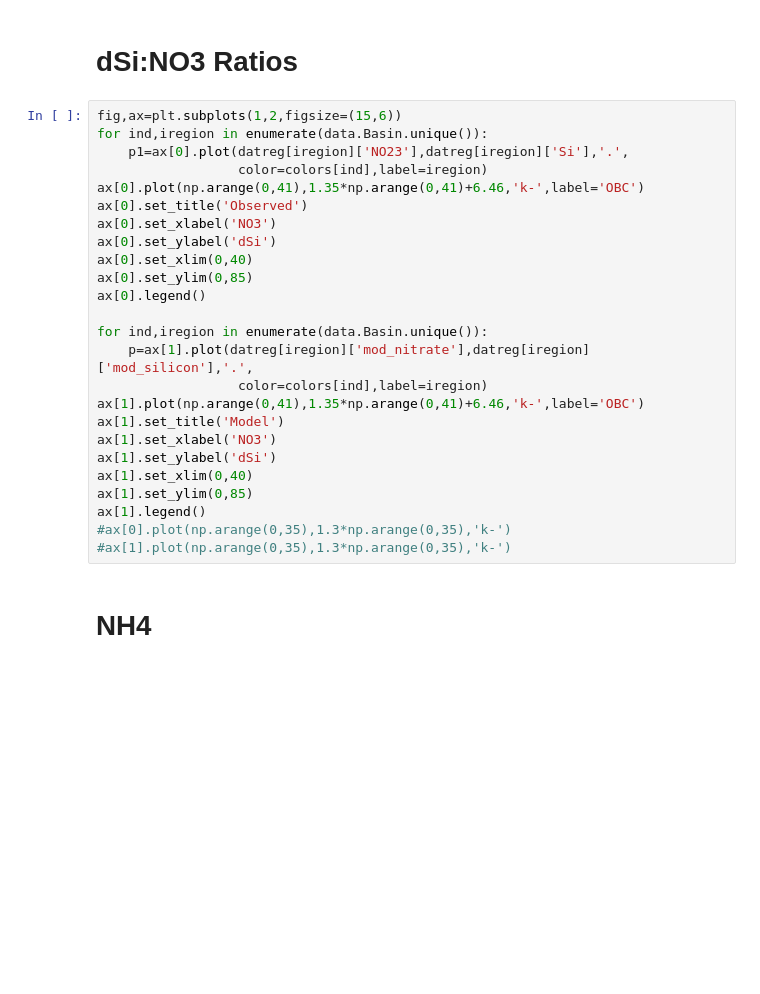
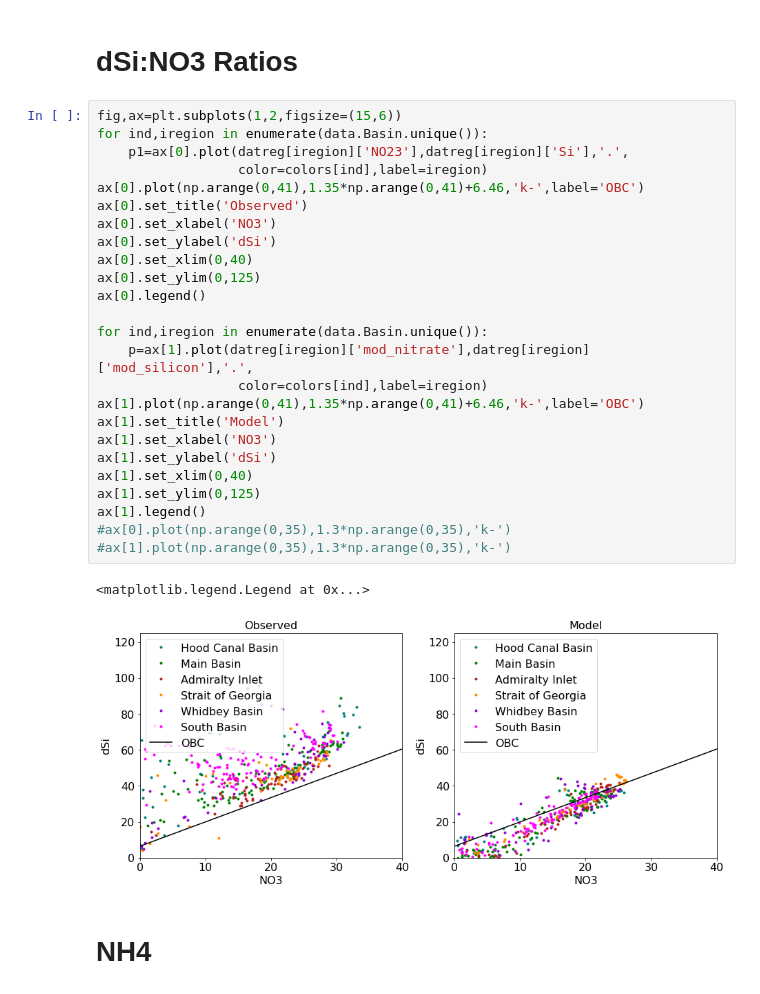
Before and after one commit to SalishSeaCast/analysis-elise-2, a Jupyter notebook: notebooks/bioTuning/HC1905-varvar/Puget_WADE_Example_2009.ipynb, the cells around one changed output. Drawn from its saved outputs; the diff is of its cells as text; blank space fills up the shorter version.

```diff
--- a/notebooks/bioTuning/HC1905-varvar/Puget_WADE_Example_2009.ipynb
+++ b/notebooks/bioTuning/HC1905-varvar/Puget_WADE_Example_2009.ipynb
@@ -296,28 +488,31 @@ ax[1].set_title('dSi')
 # %%
 fig,ax=plt.subplots(1,2,figsize=(15,6))
 for ind,iregion in enumerate(data.Basin.unique()):
     p1=ax[0].plot(datreg[iregion]['NO23'],datreg[iregion]['Si'],'.',
                   color=colors[ind],label=iregion)
 ax[0].plot(np.arange(0,41),1.35*np.arange(0,41)+6.46,'k-',label='OBC')
 ax[0].set_title('Observed')
 ax[0].set_xlabel('NO3')
 ax[0].set_ylabel('dSi')
 ax[0].set_xlim(0,40)
-ax[0].set_ylim(0,85)
+ax[0].set_ylim(0,125)
 ax[0].legend()
 
 for ind,iregion in enumerate(data.Basin.unique()):
     p=ax[1].plot(datreg[iregion]['mod_nitrate'],datreg[iregion]['mod_silicon'],'.',
                   color=colors[ind],label=iregion)
 ax[1].plot(np.arange(0,41),1.35*np.arange(0,41)+6.46,'k-',label='OBC')
 ax[1].set_title('Model')
 ax[1].set_xlabel('NO3')
 ax[1].set_ylabel('dSi')
 ax[1].set_xlim(0,40)
-ax[1].set_ylim(0,85)
+ax[1].set_ylim(0,125)
 ax[1].legend()
 #ax[0].plot(np.arange(0,35),1.3*np.arange(0,35),'k-')
 #ax[1].plot(np.arange(0,35),1.3*np.arange(0,35),'k-')
+# %% [output]
+<matplotlib.legend.Legend at 0x...>
+[figure, added]
 # %% [markdown]
 # NH4
 # %%
```
Also changed, not shown: parts of 42 cells of this notebook, 2 other files.
